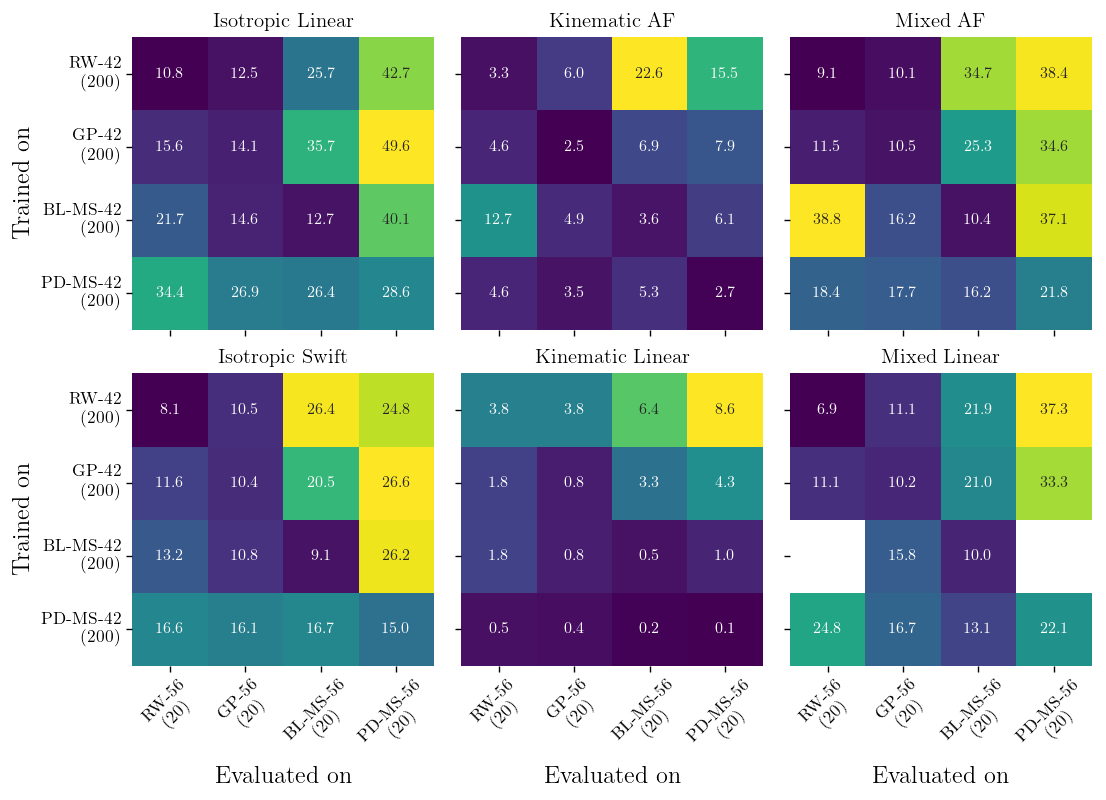
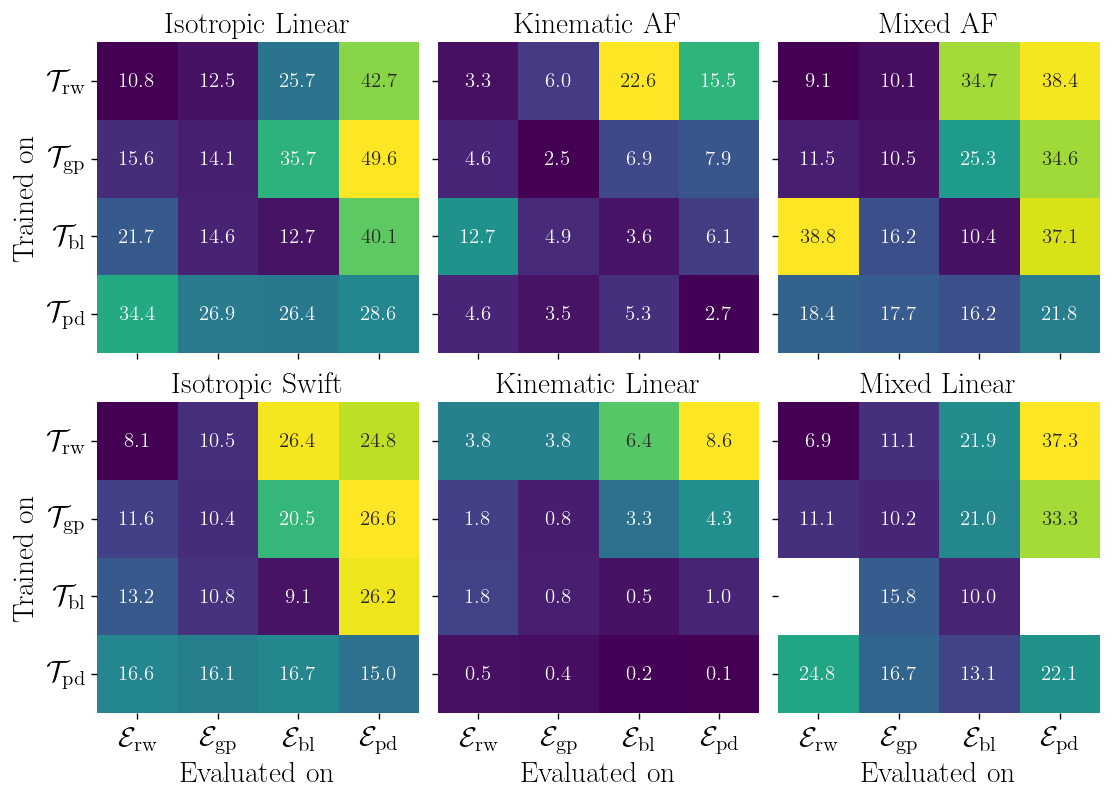
Unified diff of the notebook cell whose output changed from the first chart to the second:
--- before
+++ after
@@ -3,10 +3,9 @@
 
 i = 0
-for name, group in df_glob.groupby('mat_name')[['train_set'] + eval_rand_inp_names]:
-    mx = group.copy().set_index('train_set')[eval_rand_inp_names] /1e6
-    mx = mx.drop(index=readable('combined_42_200'), columns=readable('combined_56_20'))
+for name, group in df_glob.groupby('mat_name')[['train_set'] + [dataset_latex('eval', inp) for inp in eval_rand_inp_names]]:
+    mx = group.copy().set_index('train_set')[[dataset_latex('eval', inp) for inp in eval_rand_inp_names]] /1e6
     mx[mx > 1e4] = np.nan
-    sns.heatmap(mx, ax=ax[i], annot=True, fmt=".1f", cmap="viridis", cbar=False, annot_kws={"size":9})
-    ax[i].set_title(name)
+    sns.heatmap(mx, ax=ax[i], annot=True, fmt=".1f", cmap="viridis", cbar=False, annot_kws={"size":12})
+    ax[i].set_title(name, fontsize=17)
     ax[i].set_xlabel("")
     ax[i].set_ylabel("")
@@ -15,10 +14,10 @@
 
 for i in [0,1]:
-    ax[i].set_ylabel("Trained on", fontsize=14)
-    ax[i].tick_params(axis='y', rotation=0)
+    ax[i].set_ylabel("Trained on", fontsize=17)
+    ax[i].tick_params(axis='y', rotation=0, labelsize=17)
 
 for i in [1,3,5]:
-    ax[i].set_xlabel("Evaluated on", fontsize=14)
-    ax[i].tick_params(axis='x', rotation=45)
+    ax[i].set_xlabel("Evaluated on", fontsize=17)
+    ax[i].tick_params(axis='x', rotation=0, labelsize=17)
 
 

Commit: Final evaluation applied